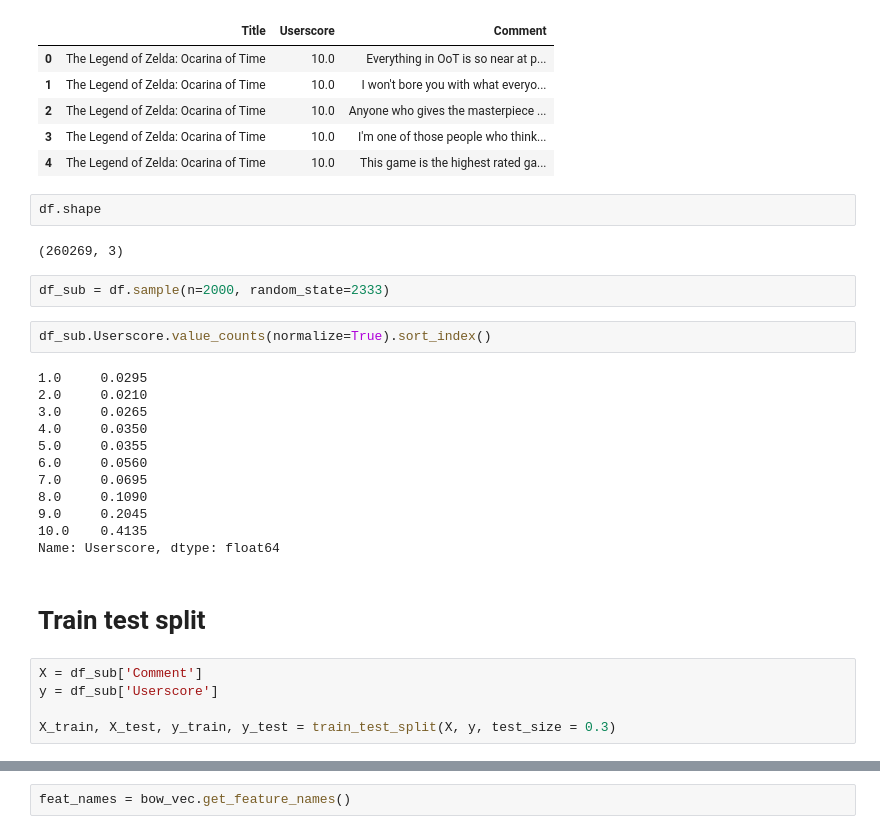
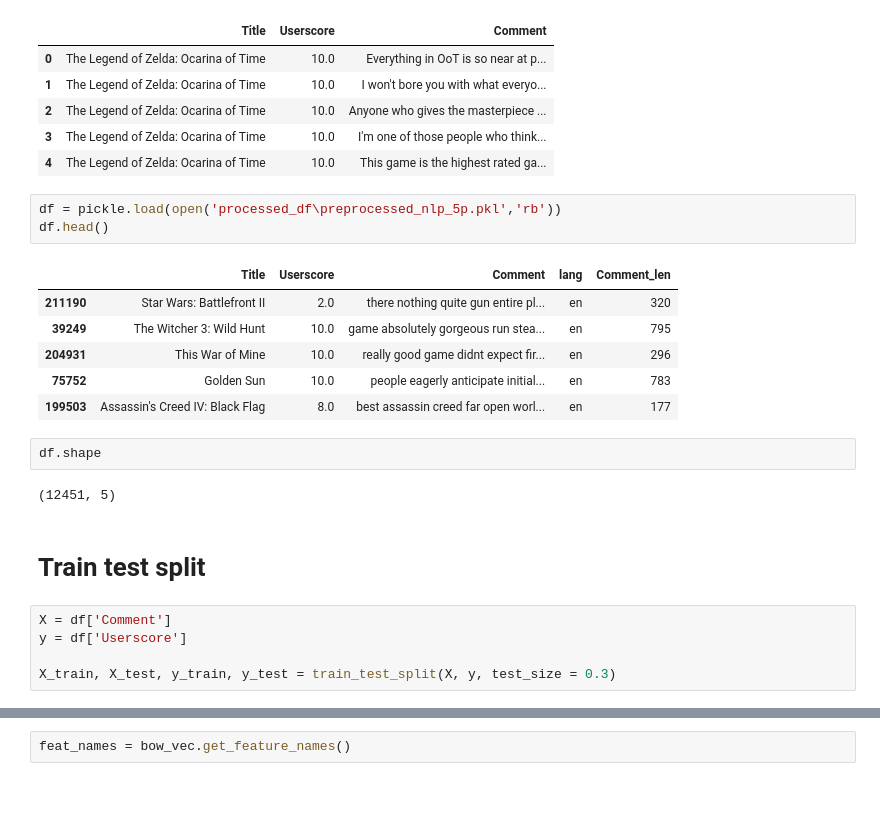
Before and after one commit to vivyhasadream/Game_Recommender_System_W_Sentimental_Analyzer, a Jupyter notebook: 3_Modelling_Metacritic_NLP_tensorflow.ipynb, the cells around one changed output, grey strips where cells are left out. Cells and saved outputs as stored; diff of their text form; blank space fills up the shorter version.

```diff
--- a/3_Modelling_Metacritic_NLP_tensorflow.ipynb
+++ b/3_Modelling_Metacritic_NLP_tensorflow.ipynb
@@ -111,30 +114,24 @@ df.head()
 | 2 | The Legend of Zelda: Ocarina of Time | 10.0 | Anyone who gives the masterpiece ... |
 | 3 | The Legend of Zelda: Ocarina of Time | 10.0 | I'm one of those people who think... |
 | 4 | The Legend of Zelda: Ocarina of Time | 10.0 | This game is the highest rated ga... |
+# %%
+df = pickle.load(open('processed_df\preprocessed_nlp_5p.pkl','rb'))
+df.head()
+# %% [output]
+|  | Title | Userscore | Comment | lang | Comment_len |
+| 211190 | Star Wars: Battlefront II | 2.0 | there nothing quite gun entire pl... | en | 320 |
+| 39249 | The Witcher 3: Wild Hunt | 10.0 | game absolutely gorgeous run stea... | en | 795 |
+| 204931 | This War of Mine | 10.0 | really good game didnt expect fir... | en | 296 |
+| 75752 | Golden Sun | 10.0 | people eagerly anticipate initial... | en | 783 |
+| 199503 | Assassin's Creed IV: Black Flag | 8.0 | best assassin creed far open worl... | en | 177 |
 # %%
 df.shape
 # %% [output]
-(260269, 3)
+(12451, 5)
-# %%
-df_sub = df.sample(n=2000, random_state=2333)
-# %%
-df_sub.Userscore.value_counts(normalize=True).sort_index()
-# %% [output]
-1.0     0.0295
-2.0     0.0210
-3.0     0.0265
-4.0     0.0350
-5.0     0.0355
-6.0     0.0560
-7.0     0.0695
-8.0     0.1090
-9.0     0.2045
-10.0    0.4135
-Name: Userscore, dtype: float64
 # %% [markdown]
 # Train test split
 # %%
-X = df_sub['Comment']
-y = df_sub['Userscore']
+X = df['Comment']
+y = df['Userscore']
 
 X_train, X_test, y_train, y_test = train_test_split(X, y, test_size = 0.3)
```
Also changed, not shown: parts of 23 cells of this notebook, 2 other files.
